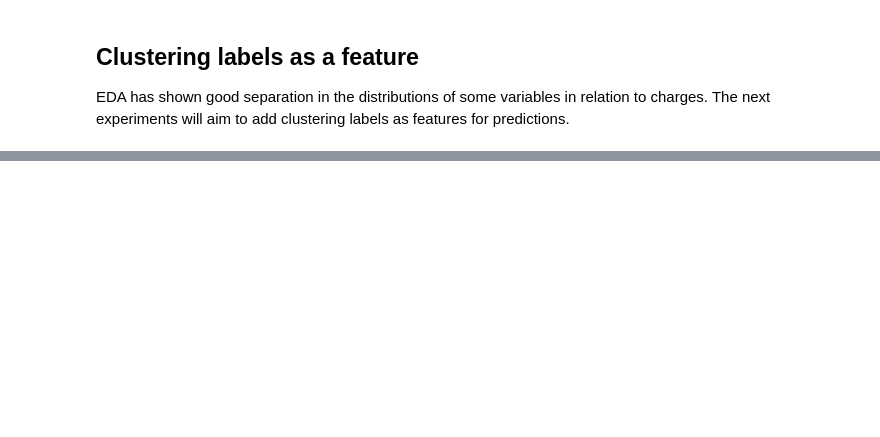
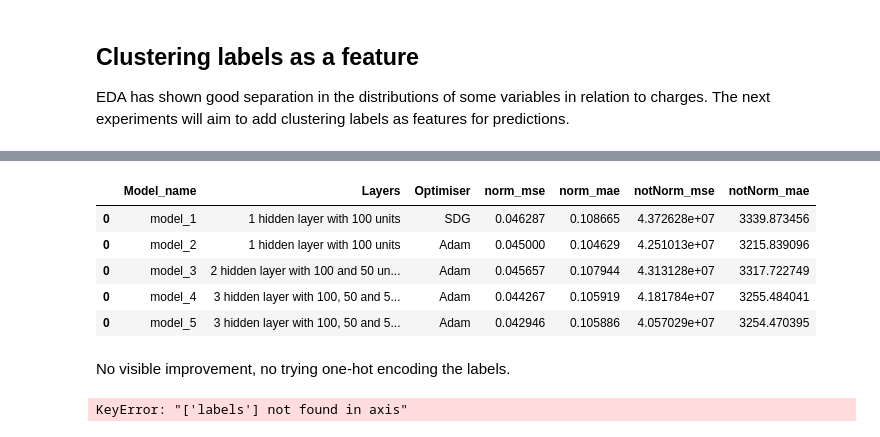
Before and after one commit to georgeharris96/TensorflowDevCourse, a Jupyter notebook: MiniProjects/MedicalInsuranceMiniProject.ipynb, the cells around one changed output, grey strips where cells are left out. Cells and saved outputs as stored; diff of their text form; code cells hidden in the pictures; blank space fills up the shorter version.

```diff
--- a/MiniProjects/MedicalInsuranceMiniProject.ipynb
+++ b/MiniProjects/MedicalInsuranceMiniProject.ipynb
@@ -665,0 +749,11 @@ NameError: name 'train_df' is not defined
+# %%
+metrics
+# %% [output]
+|  | Model_name | Layers | Optimiser | norm_mse | norm_mae | notNorm_mse | notNorm_mae |
+| 0 | model_1 | 1 hidden layer with 100 units | SDG | 0.046287 | 0.108665 | 4.372628e+07 | 3339.873456 |
+| 0 | model_2 | 1 hidden layer with 100 units | Adam | 0.045000 | 0.104629 | 4.251013e+07 | 3215.839096 |
+| 0 | model_3 | 2 hidden layer with 100 and 50 un... | Adam | 0.045657 | 0.107944 | 4.313128e+07 | 3317.722749 |
+| 0 | model_4 | 3 hidden layer with 100, 50 and 5... | Adam | 0.044267 | 0.105919 | 4.181784e+07 | 3255.484041 |
+| 0 | model_5 | 3 hidden layer with 100, 50 and 5... | Adam | 0.042946 | 0.105886 | 4.057029e+07 | 3254.470395 |
+# %% [markdown]
+No visible improvement, no trying one-hot encoding the labels.
@@ -665,0 +777,5 @@ NameError: name 'train_df' is not defined
+# %%
+train.drop(columns=['labels'], inplace=True)
+test.drop(columns=['labels'], inplace=True)
+# %% [output]
+KeyError: "['labels'] not found in axis"
```
Also changed, not shown: parts of 25 cells of this notebook.
